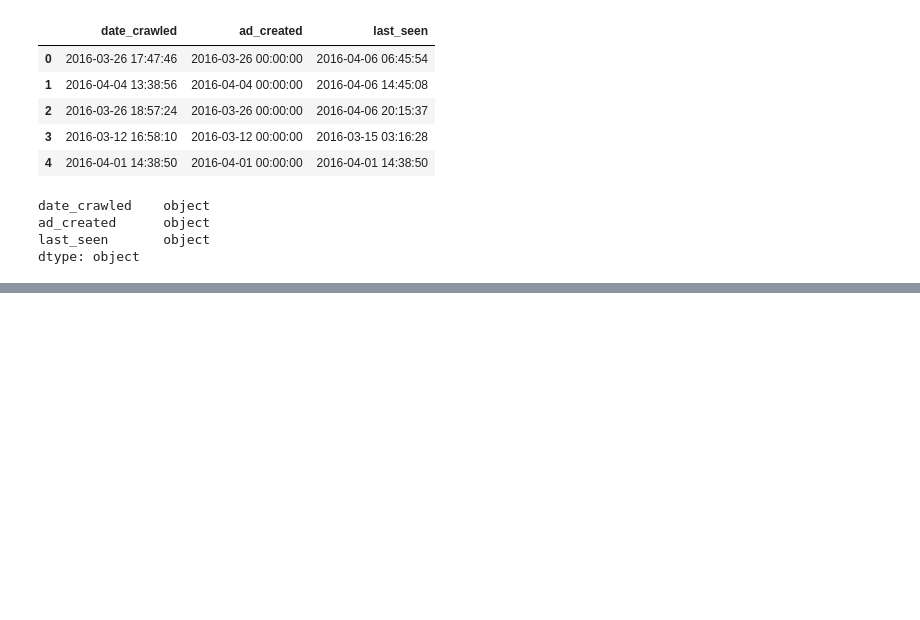
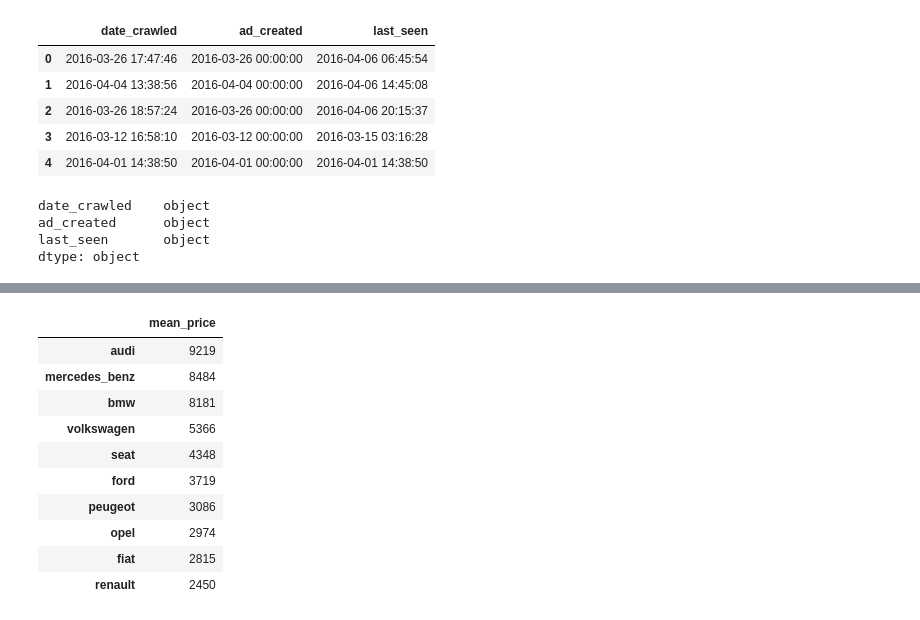
Before and after one commit to surizar/python-stuff, a Jupyter notebook: projects/dq/exploring-ebay-car-sales-data/Exploring Ebay Car Sales Data.ipynb, the cells around one changed output, grey strips where cells are left out. Cells and saved outputs as stored; diff of their text form; code cells hidden in the pictures; blank space fills up the shorter version.

```diff
--- a/projects/dq/exploring-ebay-car-sales-data/Exploring Ebay Car Sales Data.ipynb
+++ b/projects/dq/exploring-ebay-car-sales-data/Exploring Ebay Car Sales Data.ipynb
@@ -361,0 +444,4 @@ Name: last_seen, dtype: float64
+# %%
+top_10_brands = autos["brand"].value_counts(normalize=True).sort_values(ascending=False)[:10]
+print(top_10_brands)
+print(sum(top_10_brands))
@@ -361,0 +538,17 @@ Name: last_seen, dtype: float64
+# %%
+bpm_mean = pd.Series(price_mean_by_brand)
+bpm_mean = bpm_mean.sort_values(ascending=False)
+bpm_df = pd.DataFrame(bpm_mean, columns=['mean_price'])
+bpm_df
+# %% [output]
+|  | mean_price |
+| audi | 9219 |
+| mercedes_benz | 8484 |
+| bmw | 8181 |
+| volkswagen | 5366 |
+| seat | 4348 |
+| ford | 3719 |
+| peugeot | 3086 |
+| opel | 2974 |
+| fiat | 2815 |
+| renault | 2450 |
```
Also changed, not shown: parts of 23 cells of this notebook.
